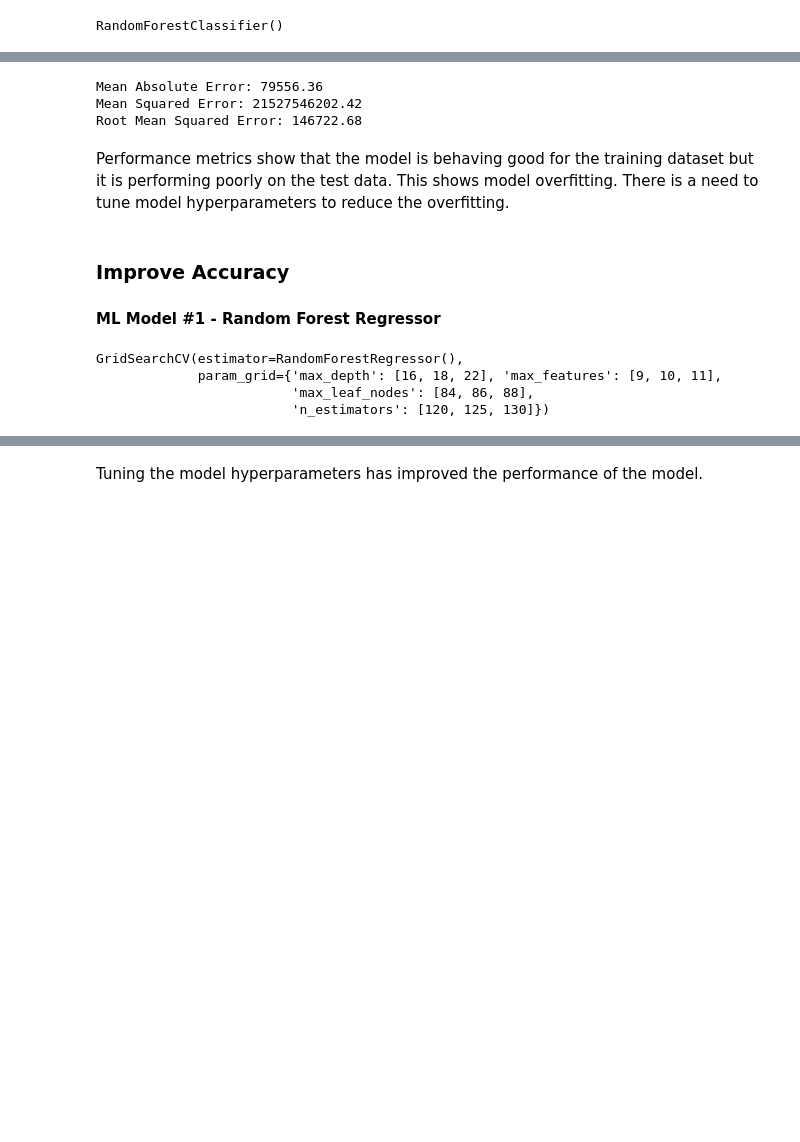
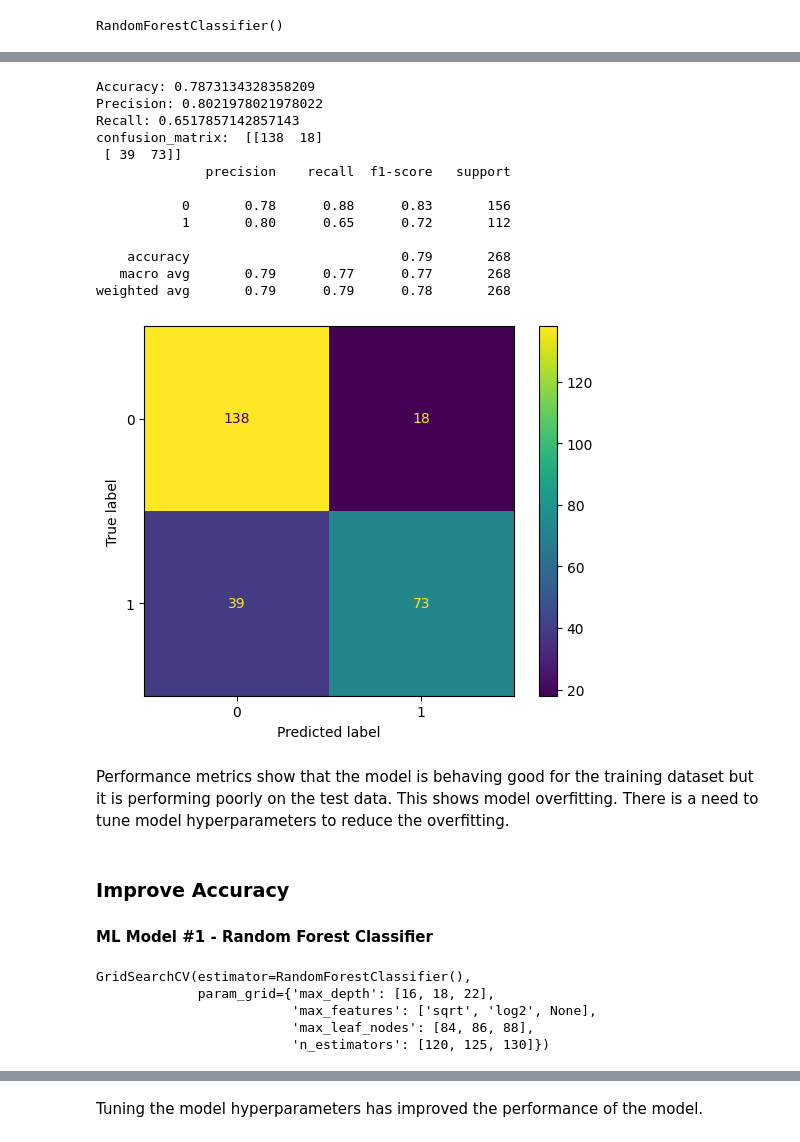
Before and after one commit to btalha23/AIDI_2000_Applied_Machine_Learning, a Jupyter notebook: Assignment_#1/BT_AIDI_2000_Assignment_#1_Predictions_for_Titanic_Dataset.ipynb, the cells around one changed output, grey strips where cells are left out. Drawn from its saved outputs; the diff is of its cells as text; code cells hidden in the pictures; blank space fills up the shorter version.

```diff
--- a/Assignment_#1/BT_AIDI_2000_Assignment_#1_Predictions_for_Titanic_Dataset.ipynb
+++ b/Assignment_#1/BT_AIDI_2000_Assignment_#1_Predictions_for_Titanic_Dataset.ipynb
@@ -278,36 +296,52 @@ Root Mean Squared Error: 56458.54
 # %%
 # Predict the output using the test data using the created/ fitted model
-y_pred_test = rf_reg.predict(X_test)
-# Calculate the performance metrics like mean absolute error, mean squared error, root mean squared error
-# mean_absolute_error(y_test, y_pred_test)
-#Print MSE and RMSE
-print('Mean Absolute Error: {:.2f}'.format(mean_absolute_error(y_test, y_pred_test)))
-print('Mean Squared Error: {:.2f}'.format(mean_squared_error(y_test, y_pred_test)))
-print('Root Mean Squared Error: {:.2f}'.format(np.sqrt(mean_squared_error(y_test, y_pred_test))))
+y_pred_test = rf_clf.predict(X_test)
+# Calculate the performance metrics like accuracy, precision, recall, F1-score
+# accuracy_score(y_test, y_pred_test)
+# Print performace metrics
+print('Accuracy: {}'.format(accuracy_score(y_test, y_pred_test)))
+print('Precision: {}'.format(precision_score(y_test, y_pred_test)))
+print('Recall: {}'.format(recall_score(y_test, y_pred_test)))
+print('confusion_matrix: ', confusion_matrix(y_test,y_pred_test))
+displ = ConfusionMatrixDisplay(confusion_matrix=confusion_matrix(y_test,y_pred_test))
+displ.plot()
+print(classification_report(y_test,y_pred_test))
 # %% [output]
-Mean Absolute Error: 79556.36
-Mean Squared Error: 21527546202.42
-Root Mean Squared Error: 146722.68
+Accuracy: 0.7873134328358209
+Precision: 0.8021978021978022
+Recall: 0.6517857142857143
+confusion_matrix:  [[138  18]
+ [ 39  73]]
+              precision    recall  f1-score   support
+
+           0       0.78      0.88      0.83       156
+           1       0.80      0.65      0.72       112
+
+    accuracy                           0.79       268
+   macro avg       0.79      0.77      0.77       268
+weighted avg       0.79      0.79      0.78       268
+[figure, added]
 # %% [markdown]
 Performance metrics show that the model is behaving good for the training dataset but it is performing poorly on the test data.
 This shows model overfitting. There is a need to tune model hyperparameters to reduce the overfitting.
 # %% [markdown]
 ### Improve Accuracy
-#### ML Model #1 - Random Forest Regressor
+#### ML Model #1 - Random Forest Classifier
 # %%
 # Optimize the hyperparameters of the model to improve accurary
 parameters = {'n_estimators': [120, 125, 130],
              'max_depth': [16, 18, 22],
-              'max_features': [9, 10, 11],
+              'max_features': ['sqrt', 'log2', None],
               'max_leaf_nodes': [84, 86, 88]
              }
-rf_reg_opt = RandomForestRegressor()
-rf_reg_opt = GridSearchCV(rf_reg_opt, parameters)
-# Fit the training data to the random foreat model
-rf_reg_opt.fit(X_train, y_train)
+rf_clf_opt = RandomForestClassifier()
+rf_clf_opt = GridSearchCV(rf_clf_opt, parameters)
+# Fit the training data to the random forest model
+rf_clf_opt.fit(X_train, y_train)
 # %% [output]
-GridSearchCV(estimator=RandomForestRegressor(),
-             param_grid={'max_depth': [16, 18, 22], 'max_features': [9, 10, 11],
+GridSearchCV(estimator=RandomForestClassifier(),
+             param_grid={'max_depth': [16, 18, 22],
+                         'max_features': ['sqrt', 'log2', None],
                          'max_leaf_nodes': [84, 86, 88],
                          'n_estimators': [120, 125, 130]})
 # %%
```
Also changed, not shown: parts of 33 cells of this notebook.
